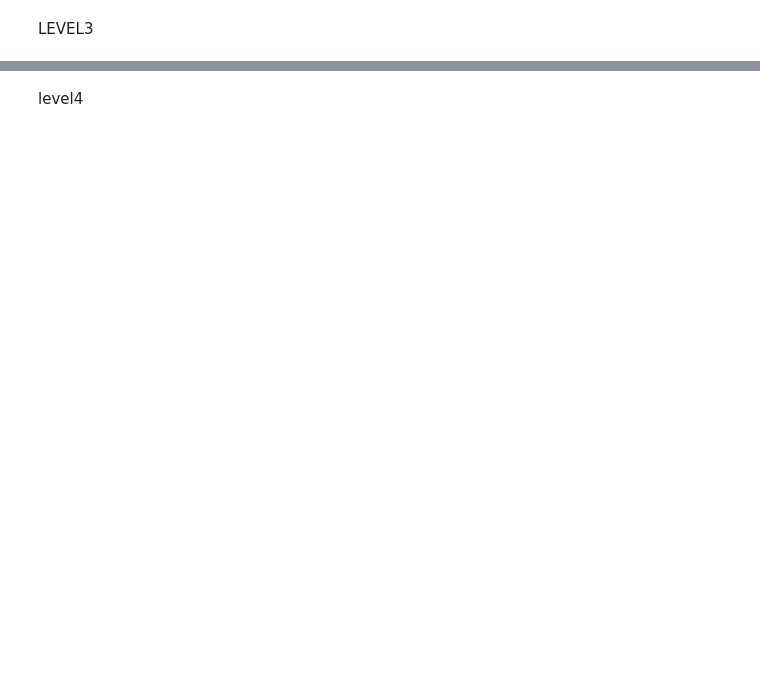
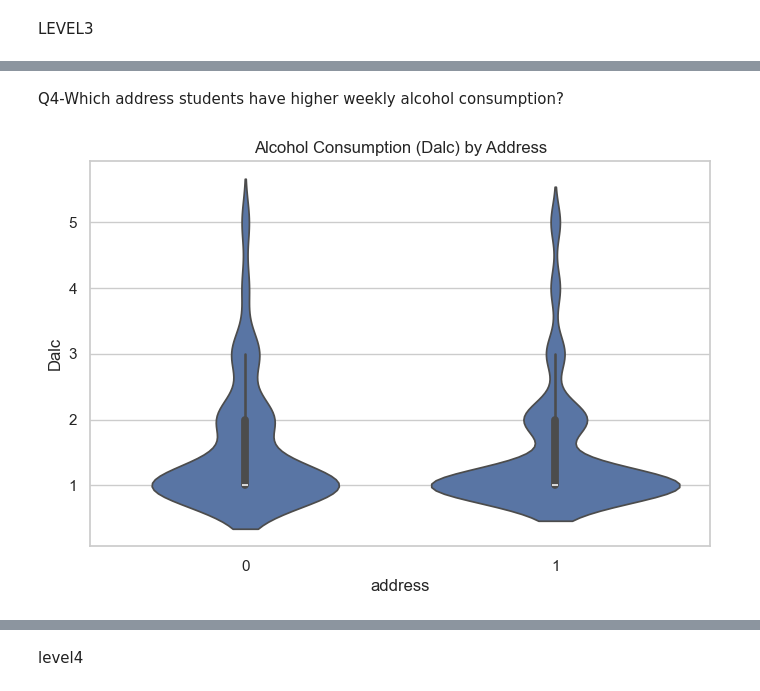
Before and after one commit to ranjansanskar/codingweektaks, a Jupyter notebook: campuspulse.ipynb, the cells around one changed output, grey strips where cells are left out. Drawn from its saved outputs; the diff is of its cells as text; code cells hidden in the pictures; blank space fills up the shorter version.

```diff
--- a/campuspulse.ipynb
+++ b/campuspulse.ipynb
@@ -96,0 +168,9 @@ LEVEL3
+# %% [markdown]
+Q4-Which address students have higher weekly alcohol consumption?
+# %%
+plt.figure(figsize=(8, 5))
+sns.violinplot(x='address', y='Dalc', data=df_cleaned)
+plt.title('Alcohol Consumption (Dalc) by Address')
+plt. show()
+# %% [output]
+[figure, added]
```
Also changed, not shown: parts of 20 cells of this notebook.
